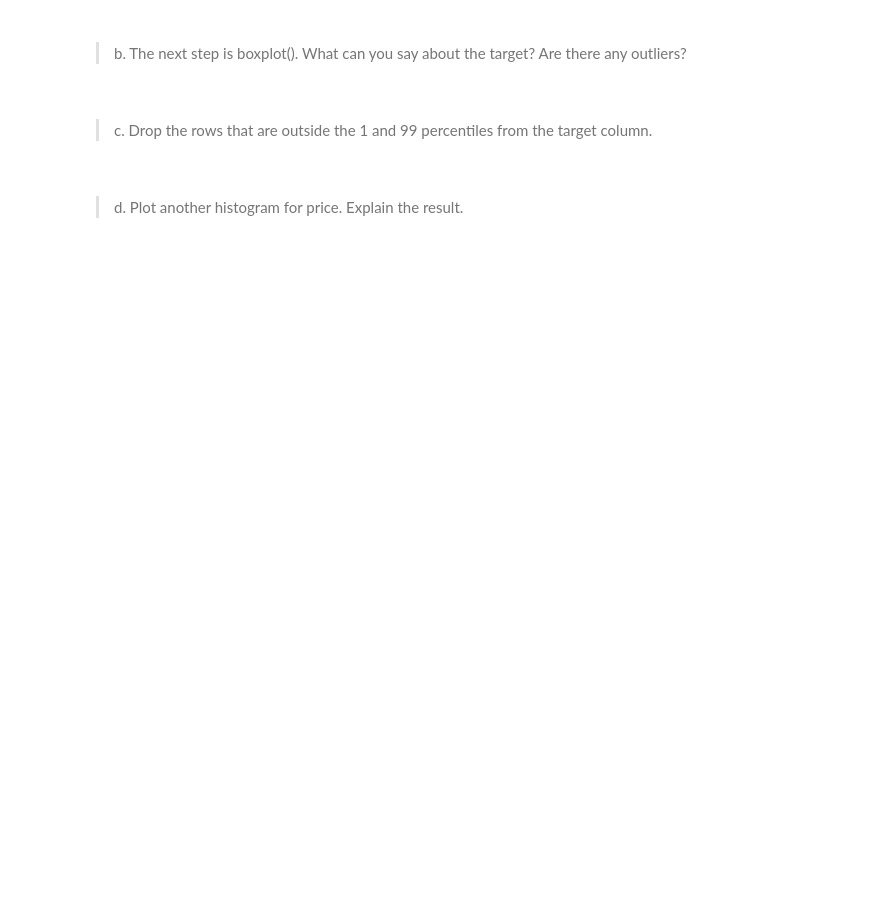
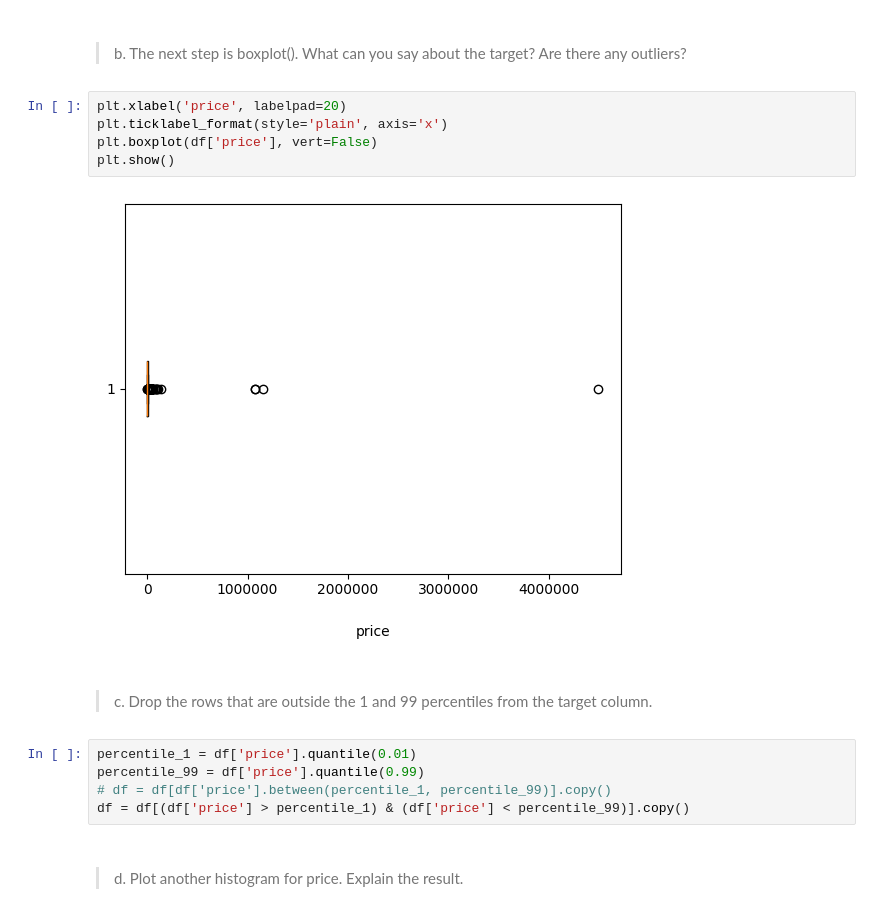
Before and after one commit to EgrSlv/MachineLearning, a Jupyter notebook: src/ML1_Introduction.ipynb, the cells around one changed output. Cells and saved outputs as stored; diff of their text form; blank space fills up the shorter version.

```diff
--- a/src/ML1_Introduction.ipynb
+++ b/src/ML1_Introduction.ipynb
@@ -154,9 +177,21 @@ df.shape
 # %% [markdown]
 ####
 > b. The next step is boxplot(). What can you say about the target? Are there any outliers?
+# %%
+plt.xlabel('price', labelpad=20)
+plt.ticklabel_format(style='plain', axis='x')
+plt.boxplot(df['price'], vert=False)
+plt.show()
+# %% [output]
+[figure, added]
 # %% [markdown]
 ####
 > c. Drop the rows that are outside the 1 and 99 percentiles from the target column.
+# %%
+percentile_1 = df['price'].quantile(0.01)
+percentile_99 = df['price'].quantile(0.99)
+# df = df[df['price'].between(percentile_1, percentile_99)].copy()
+df = df[(df['price'] > percentile_1) & (df['price'] < percentile_99)].copy()
 # %% [markdown]
 ####
 > d. Plot another histogram for price. Explain the result.
```
Also changed, not shown: parts of 14 cells of this notebook.
